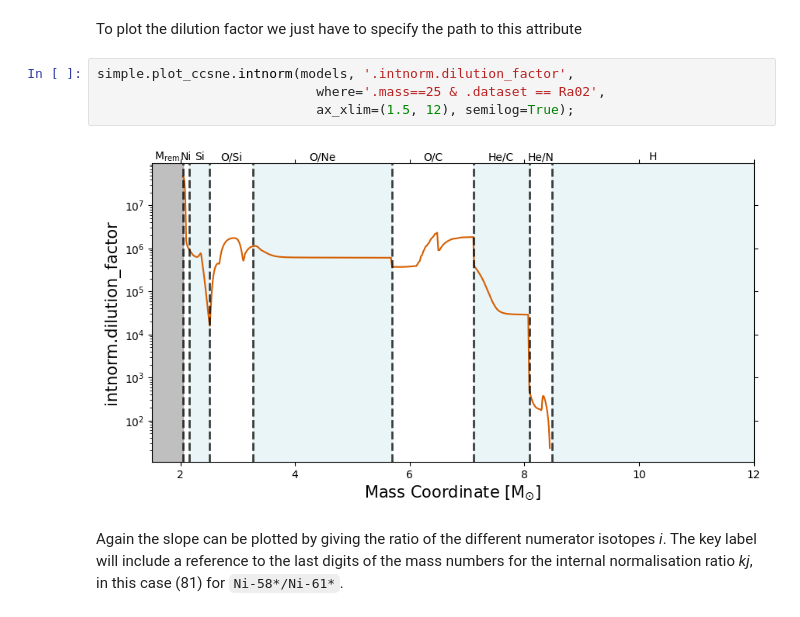
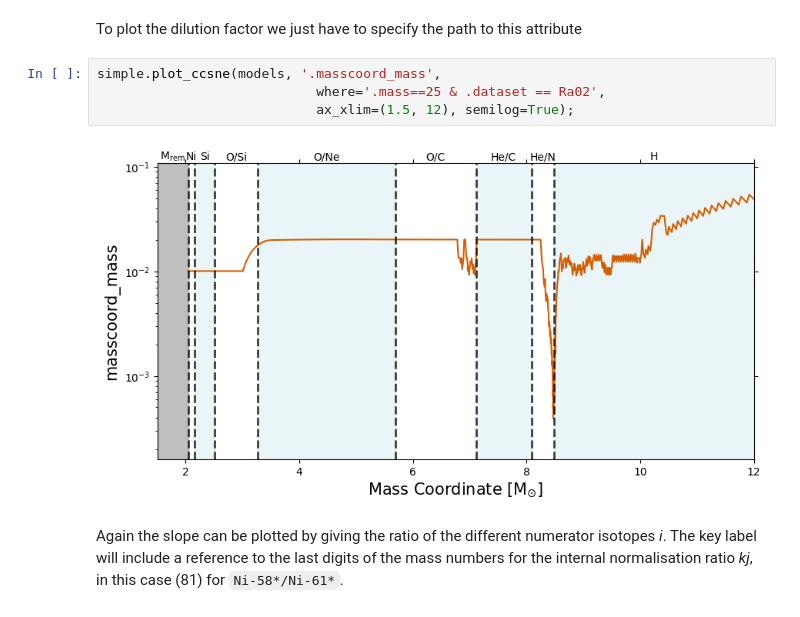
Before and after one commit to mattias-ek/SIMPLE, a Jupyter notebook: notebooks/ccsne_tutorial2.ipynb, the cells around one changed output. Cells and saved outputs as stored; diff of their text form.

```diff
--- a/notebooks/ccsne_tutorial2.ipynb
+++ b/notebooks/ccsne_tutorial2.ipynb
@@ -139,11 +139,11 @@ simple.plot_ccsne.intnorm(models, 'Ni-60*, Ni-62*, Ni-64*',
 # %% [markdown]
 To plot the dilution factor we just have to specify the path to this attribute
 # %%
-simple.plot_ccsne.intnorm(models, '.intnorm.dilution_factor',
+simple.plot_ccsne(models, '.masscoord_mass',
                             where='.mass==25 & .dataset == Ra02',
                             ax_xlim=(1.5, 12), semilog=True);
 # %% [output]
-[figure, old version]
+[figure, new version]
 # %% [markdown]
 Again the slope can be plotted by giving the ratio of the different numerator isotopes *i*. The key label will include a reference to the last digits of the mass numbers for the internal normalisation ratio *kj*, in this case (81) for ``Ni-58*/Ni-61*``.
 # %%
```
Also changed, not shown: parts of 13 cells of this notebook, 17 other files.
